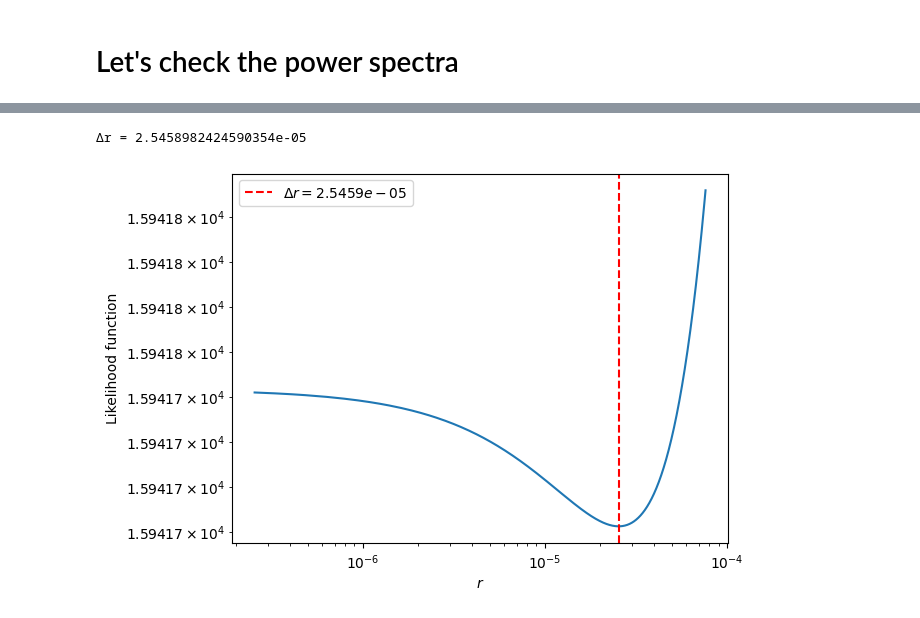
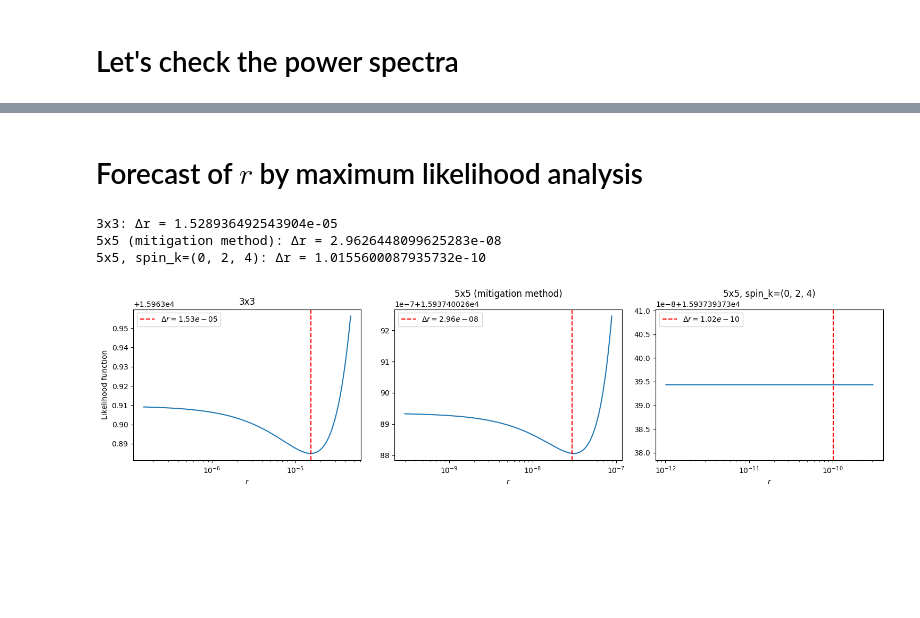
Before and after one commit to yusuke-takase/SBM, a Jupyter notebook: notebooks/elliptical_beam_convolution.ipynb, the cells around one changed output, grey strips where cells are left out. Cells and saved outputs as stored; diff of their text form; code cells hidden in the pictures; blank space fills up the shorter version.

```diff
--- a/notebooks/elliptical_beam_convolution.ipynb
+++ b/notebooks/elliptical_beam_convolution.ipynb
@@ -37,3 +136,7 @@ blm = hp.map2alm(beam)
 # %%
 mdim = 3
-signal_field = sbm.SignalFields.elliptical_beam_field(scan_field, mdim, alm, blm)
+signal_field = SignalFields.elliptical_beam_field(scan_field, mdim, alm, blm, spin_k=spin_k)
+scan_field.xlink_threshold = 1
+output_map = scan_field.map_make(signal_field, show_eq=True)
+residual = reference_map - output_map
+delta_cl_3 = residual_bb(residual)
@@ -65,0 +159,6 @@ hp.mollview(residual[2], title="$\Delta U$", sub=(3,3,9), cmap=cmap)
+# %%
+mdim = 5
+signal_field = SignalFields.elliptical_beam_field(scan_field, mdim, alm, blm, spin_k=spin_k)
+output_map = scan_field.map_make(signal_field, show_eq=True)
+residual = reference_map - output_map
+delta_cl_5 = residual_bb(residual)
@@ -66,3 +178,10 @@ hp.mollview(residual[2], title="$\Delta U$", sub=(3,3,9), cmap=cmap)
+# %%
+if k_max > 4:
+    signal_field = SignalFields.elliptical_beam_field(scan_field, 5, alm, blm, spin_k=(0, 2, 4))
+    residual = reference_map - scan_field.map_make(signal_field)
+    delta_cl_5_k4 = residual_bb(residual)
+else:
+    delta_cl_5_k4 = None  # spin_k is not larger than (0, 2, 4)
 # %% [markdown]
 # Let's check the power spectra
 # %%
@@ -89,17 +211,26 @@ plt.legend();
+# %% [markdown]
+# Forecast of $r$ by maximum likelihood analysis
 # %%
 lmax_likelihood = 191
-data = sbm.forecast(delta_cl, lmax=lmax_likelihood)
-print(f"Δr = {data['delta_r']}")
+cases = {"3x3": delta_cl_3, "5x5 (mitigation method)": delta_cl_5}
+if delta_cl_5_k4 is not None:
+    cases["5x5, spin_k=(0, 2, 4)"] = delta_cl_5_k4
 
-dr = np.round(data["delta_r"], 9)
-plt.plot(data["grid_r"], data["likelihood"], "-")
-plt.axvline(data["delta_r"], color="red", label=f"$\Delta r = {dr}$", linestyle="--")
-plt.xlabel("$r$")
-plt.ylabel("Likelihood function")
-
-plt.yscale("log")
-plt.xscale("log")
-plt.legend();
+fig, axes = plt.subplots(1, len(cases), figsize=(5 * len(cases), 4))
+for ax, (label, delta_cl) in zip(axes, cases.items()):
+    data = sbm.forecast(delta_cl, lmax=lmax_likelihood)
+    print(f"{label}: Δr = {data['delta_r']}")
+    dr = data["delta_r"]
+    ax.plot(data["grid_r"], data["likelihood"], "-")
+    ax.axvline(dr, color="red", label=rf"$\Delta r = {dr:.2e}$", linestyle="--")
+    ax.set_title(label)
+    ax.set_xlabel("$r$")
+    ax.set_xscale("log")
+    ax.legend()
+axes[0].set_ylabel("Likelihood function")
+plt.tight_layout()
 # %% [output]
-Δr = 2.5458982424590354e-05
+3x3: Δr = 1.528936492543904e-05
+5x5 (mitigation method): Δr = 2.9626448099625283e-08
+5x5, spin_k=(0, 2, 4): Δr = 1.0155600087935732e-10
-[figure, old version]
+[figure, new version]
```
Also changed, not shown: parts of 35 cells of this notebook.
